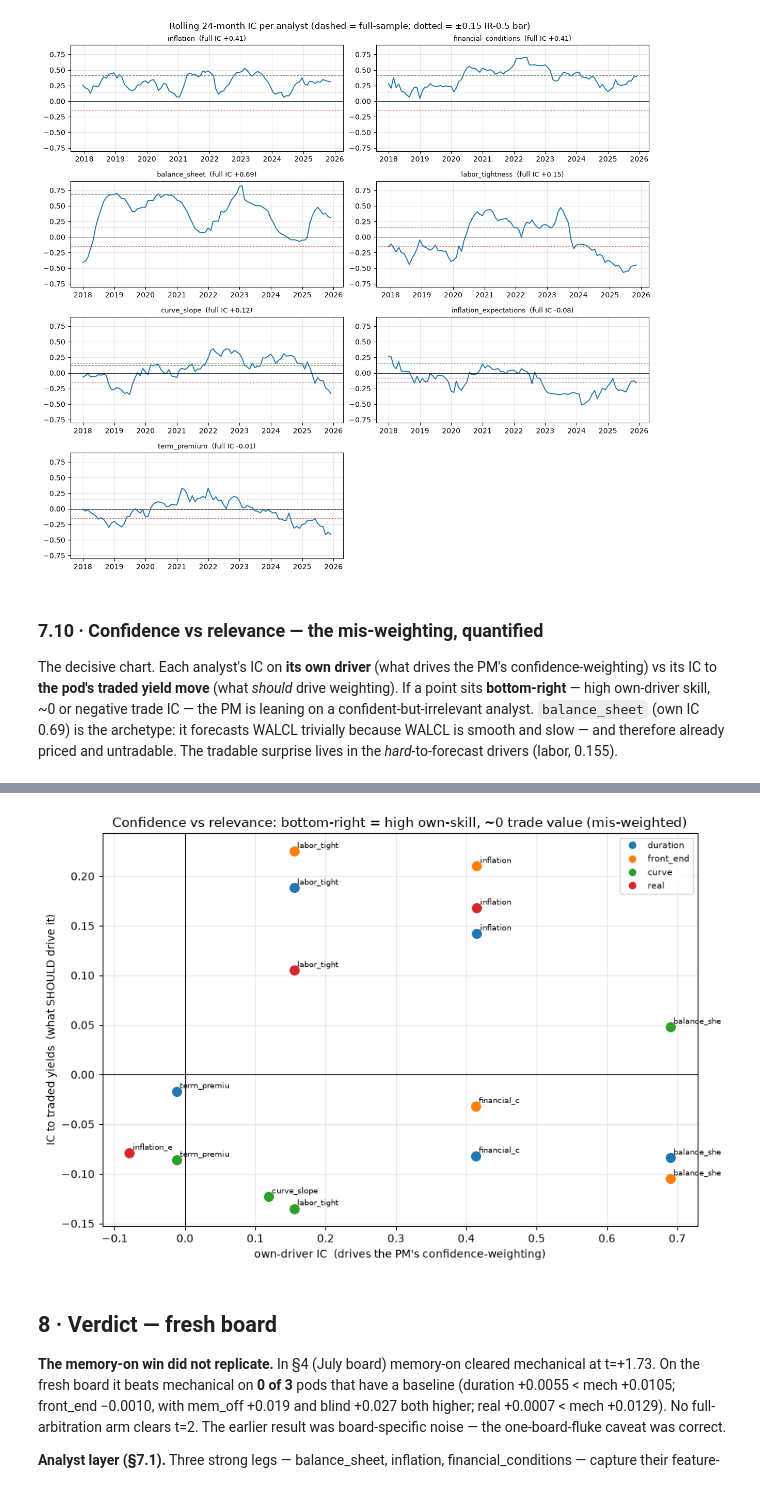
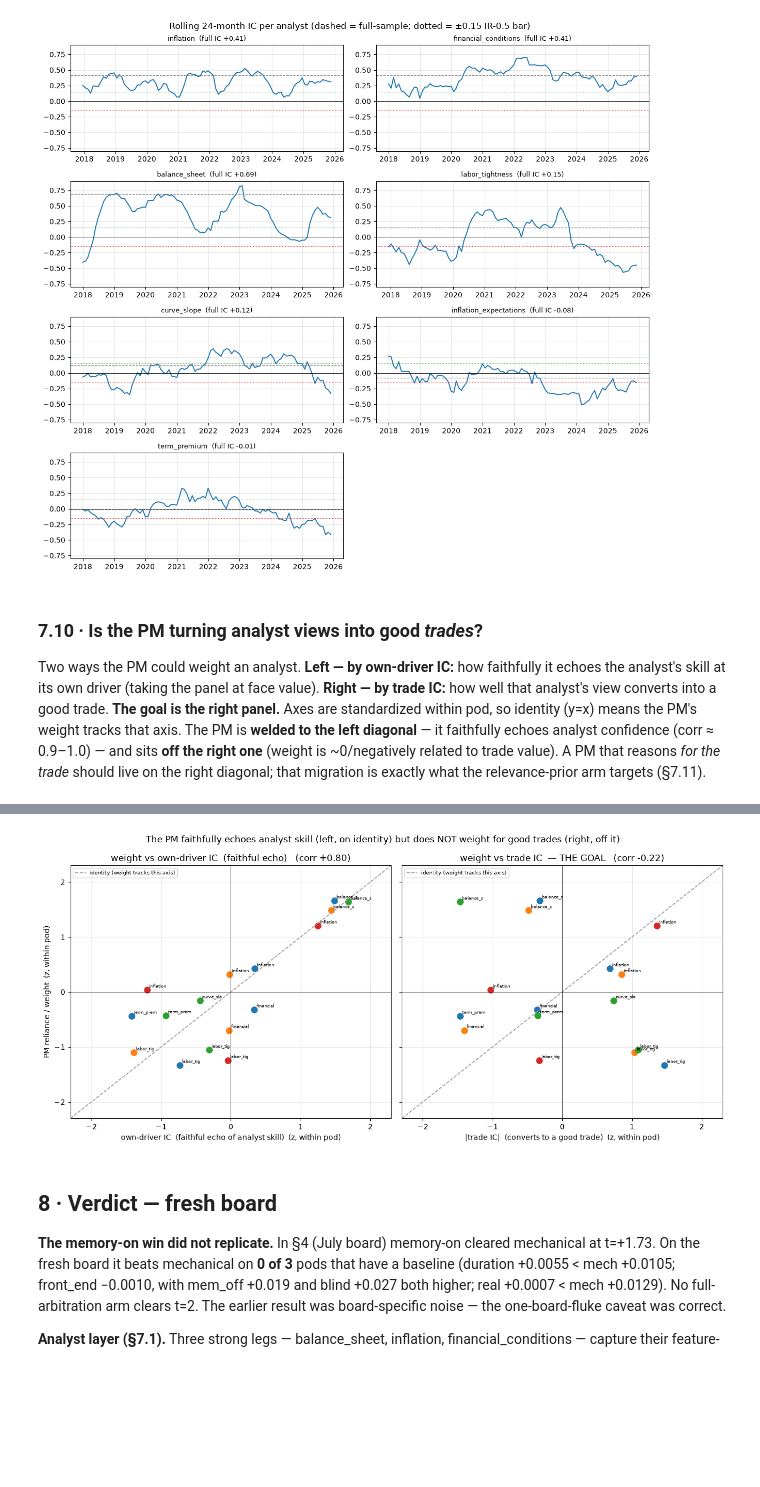
Before and after one commit to charishma005/Blackrock_UCB_MFE_Industry_Project, a Jupyter notebook: notebooks/pm_trade_evaluation.ipynb, the cells around one changed output, grey strips where cells are left out. Saved outputs shown, nothing was run; the diff lists cells and outputs as text; code cells hidden in the pictures; blank space fills up the shorter version.

```diff
--- a/notebooks/pm_trade_evaluation.ipynb
+++ b/notebooks/pm_trade_evaluation.ipynb
@@ -745,11 +745,11 @@ plt.tight_layout()
 # %% [output]
 [figure]
 # %% [markdown]
-### 7.10 · Confidence vs relevance — the mis-weighting, quantified
+### 7.10 · Is the PM turning analyst views into good *trades*?
 
-The decisive chart. Each analyst's IC on **its own driver** (what drives the PM's confidence-weighting) vs its IC to **the pod's traded yield move** (what *should* drive weighting). If a point sits **bottom-right** — high own-driver skill, ~0 or negative trade IC — the PM is leaning on a confident-but-irrelevant analyst. `balance_sheet` (own IC 0.69) is the archetype: it forecasts WALCL trivially because WALCL is smooth and slow — and therefore already priced and untradable. The tradable surprise lives in the *hard*-to-forecast drivers (labor, 0.155).
+Two ways the PM could weight an analyst. **Left — by own-driver IC:** how faithfully it echoes the analyst's skill at its own driver (taking the panel at face value). **Right — by trade IC:** how well that analyst's view converts into a good trade. **The goal is the right panel.** Axes are standardized within pod, so identity (y=x) means the PM's weight tracks that axis. The PM is **welded to the left diagonal** — it faithfully echoes analyst confidence (corr ≈ 0.9–1.0) — and sits **off the right one** (weight is ~0/negatively related to trade value). A PM that reasons *for the trade* should live on the right diagonal; that migration is exactly what the relevance-prior arm targets (§7.11).
 # %%
-# §7.10 · own-driver IC vs IC-to-traded-yields, per (pod, driver).
+# §7.10 · PM weight vs own-driver IC (faithful echo) | vs |trade IC| (good trades = the goal).
 from src.layered.evaluation.runs import load_run
 from src.layered.evaluation.ic import ICEvaluator
 DIRS = {'up': 1.0, 'down': -1.0, 'flat': 0.0}
@@ -761,35 +761,46 @@ def traded_outcome(pod):
     return y.shift(-1) - y
 own_ic = {}
 for d in DRIVERS:
-    r = load_run(f'../reports/ab/{d}_on.jsonl')
-    own_ic[d] = ICEvaluator(r.level).evaluate(r.signed).as_row()['ic']
+    r = load_run(f'../reports/ab/{d}_on.jsonl'); own_ic[d] = ICEvaluator(r.level).evaluate(r.signed).as_row()['ic']
 rows = []
 for pod in PODS:
-    p = build_pm(pod, None); pol = p.polarity; drv = list(p.listens_to); recs = {}
+    p = build_pm(pod, None); pol = p.polarity; drv = list(p.listens_to); wt = {d: [] for d in drv}; recs = {}
     for line in open(f'../reports/pm/{pod}_mem_on.jsonl'):
         rr = json.loads(line)
         if rr.get('degraded'): continue
-        b = rr.get('board', {})
-        recs[pd.Timestamp(rr['asof'])] = {dd: DIRS.get(b.get(dd, {}).get('direction', 'flat'), 0)
-            * float(b.get(dd, {}).get('conviction', 0)) * pol.get(dd, 1.0) for dd in drv}
+        dv = (rr.get('arbitrated') or {}).get('drivers') or {}; b = rr.get('board', {})
+        for d in drv:
+            if d in dv: wt[d].append(abs(dv[d]))
+        recs[pd.Timestamp(rr['asof'])] = {d: DIRS.get(b.get(d, {}).get('direction', 'flat'), 0)
+            * float(b.get(d, {}).get('conviction', 0)) * pol.get(d, 1.0) for d in drv}
     P = pd.DataFrame(recs).T.sort_index(); out = traded_outcome(pod).reindex(P.index)
-    for dd in drv:
-        pair = pd.concat([P[dd].rename('s'), out.rename('o')], axis=1).dropna()
+    for d in drv:
+        pair = pd.concat([P[d].rename('s'), out.rename('o')], axis=1).dropna()
         tic = pair['s'].rank().corr(pair['o'].rank()) if len(pair) > 5 else np.nan
-        rows.append({'pod': pod, 'driver': dd, 'own_driver_ic': round(own_ic[dd], 3),
-                     'trade_ic': round(float(tic), 3)})
-relevance = pd.DataFrame(rows)
-fig, ax = plt.subplots(figsize=(9, 6))
+        rows.append({'pod': pod, 'driver': d, 'weight': float(np.mean(wt[d])),
+                     'own_ic': own_ic[d], 'trade_rel': abs(float(tic))})
+rel = pd.DataFrame(rows)
+def _z(s): return (s - s.mean()) / s.std(ddof=0) if s.std(ddof=0) > 0 else s * 0
+for c in ['weight', 'own_ic', 'trade_rel']:
+    rel[c + '_z'] = rel.groupby('pod')[c].transform(_z)
 cmap = {'duration': 'tab:blue', 'front_end': 'tab:orange', 'curve': 'tab:green', 'real': 'tab:red'}
-for _, rr in relevance.iterrows():
-    ax.scatter(rr['own_driver_ic'], rr['trade_ic'], color=cmap[rr['pod']], s=70)
-    ax.annotate(rr['driver'][:11], (rr['own_driver_ic'], rr['trade_ic']),
-                fontsize=7, xytext=(3, 3), textcoords='offset points')
-ax.axhline(0, color='k', lw=.8); ax.axvline(0, color='k', lw=.8)
-ax.set_xlabel('own-driver IC  (drives the PM\'s confidence-weighting)')
-ax.set_ylabel('IC to traded yields  (what SHOULD drive it)')
-ax.set_title('Confidence vs relevance: bottom-right = high own-skill, ~0 trade value (mis-weighted)')
-ax.legend(handles=[plt.Line2D([], [], marker='o', ls='', color=c, label=p) for p, c in cmap.items()], fontsize=8)
-ax.grid(alpha=.3); plt.tight_layout()
-relevance.set_index(['pod', 'driver'])
+fig, ax = plt.subplots(1, 2, figsize=(13, 6), sharey=True)
+panels = [('own_ic_z', 'own-driver IC  (faithful echo of analyst skill)', 'weight vs own-driver IC  (faithful echo)'),
+          ('trade_rel_z', '|trade IC|  (converts to a good trade)', 'weight vs trade IC  — THE GOAL')]
+lim = [-2.3, 2.3]
+for j, (xcol, xlabel, title) in enumerate(panels):
+    ax[j].plot(lim, lim, ls='--', color='0.6', lw=1.2, label='identity (weight tracks this axis)')
+    for _, r2 in rel.iterrows():
+        ax[j].scatter(r2[xcol], r2['weight_z'], color=cmap[r2['pod']], s=65)
+        ax[j].annotate(r2['driver'][:9], (r2[xcol], r2['weight_z']), fontsize=6, xytext=(3, 3), textcoords='offset points')
+    c = rel[xcol].corr(rel['weight_z'])
+    ax[j].set_xlim(lim); ax[j].set_ylim(lim); ax[j].axhline(0, color='k', lw=.4); ax[j].axvline(0, color='k', lw=.4)
+    ax[j].set_xlabel(xlabel + '  (z, within pod)'); ax[j].grid(alpha=.3); ax[j].legend(fontsize=7, loc='upper left')
+    ax[j].set_title(f'{title}   (corr {c:+.2f})')
+ax[0].set_ylabel('PM reliance / weight  (z, within pod)')
+fig.suptitle('The PM faithfully echoes analyst skill (left, on identity) but does NOT weight for good trades (right, off it)')
+plt.tight_layout()
+rel.groupby('pod').apply(lambda g: pd.Series({
+    'corr(weight, own_IC)': round(g['weight'].rank().corr(g['own_ic'].rank()), 2),
+    'corr(weight, trade_IC)': round(g['weight'].rank().corr(g['trade_rel'].rank()), 2)}))
 # %% [output]
@@ -814,4 +813,4 @@ relevance.set_index(['pod', 'driver'])
-[figure, old version]
+[figure, new version]
 # %% [markdown]
 ## 8 · Verdict — fresh board
 
```
Also changed, not shown: parts of 1 cell of this notebook, 5 other files.
